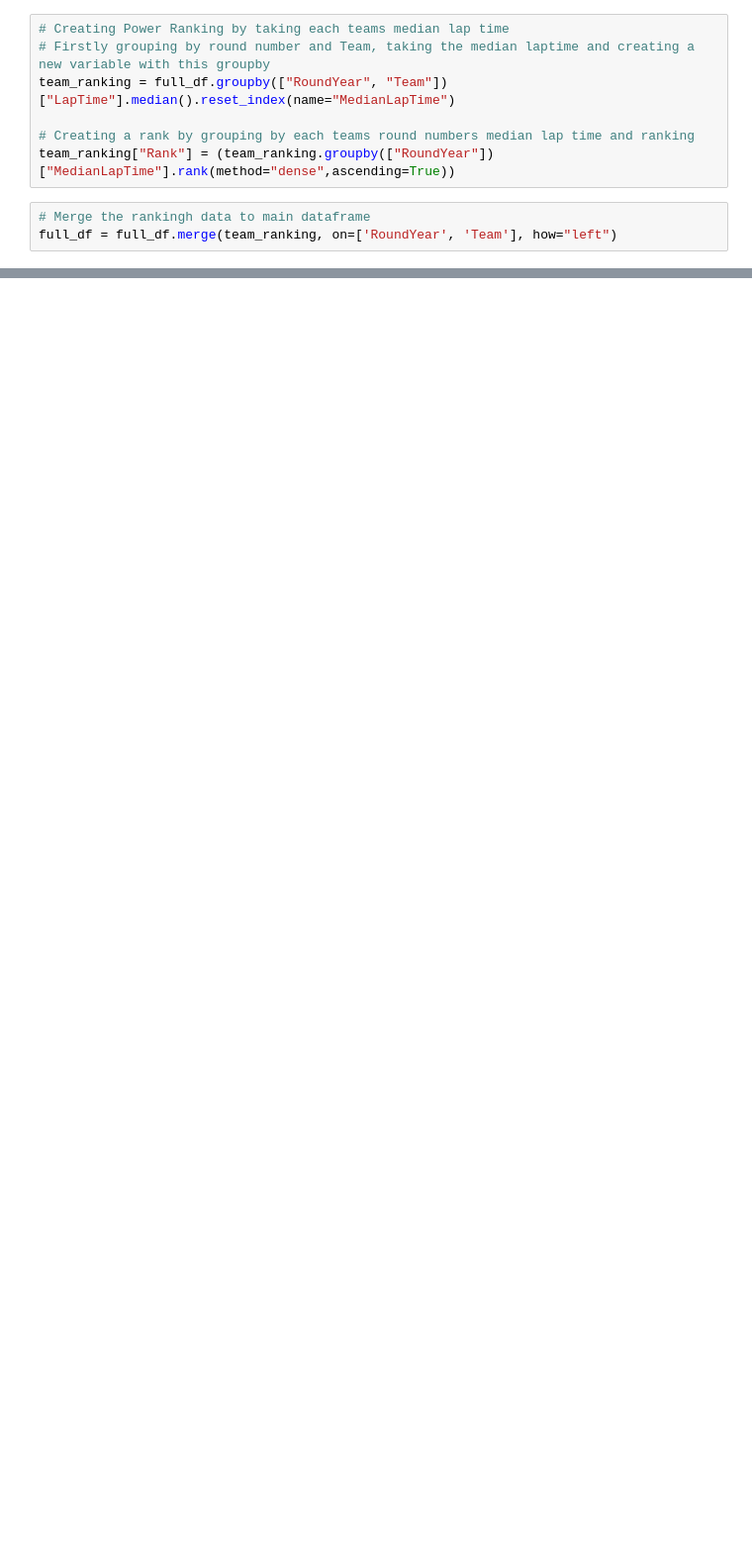
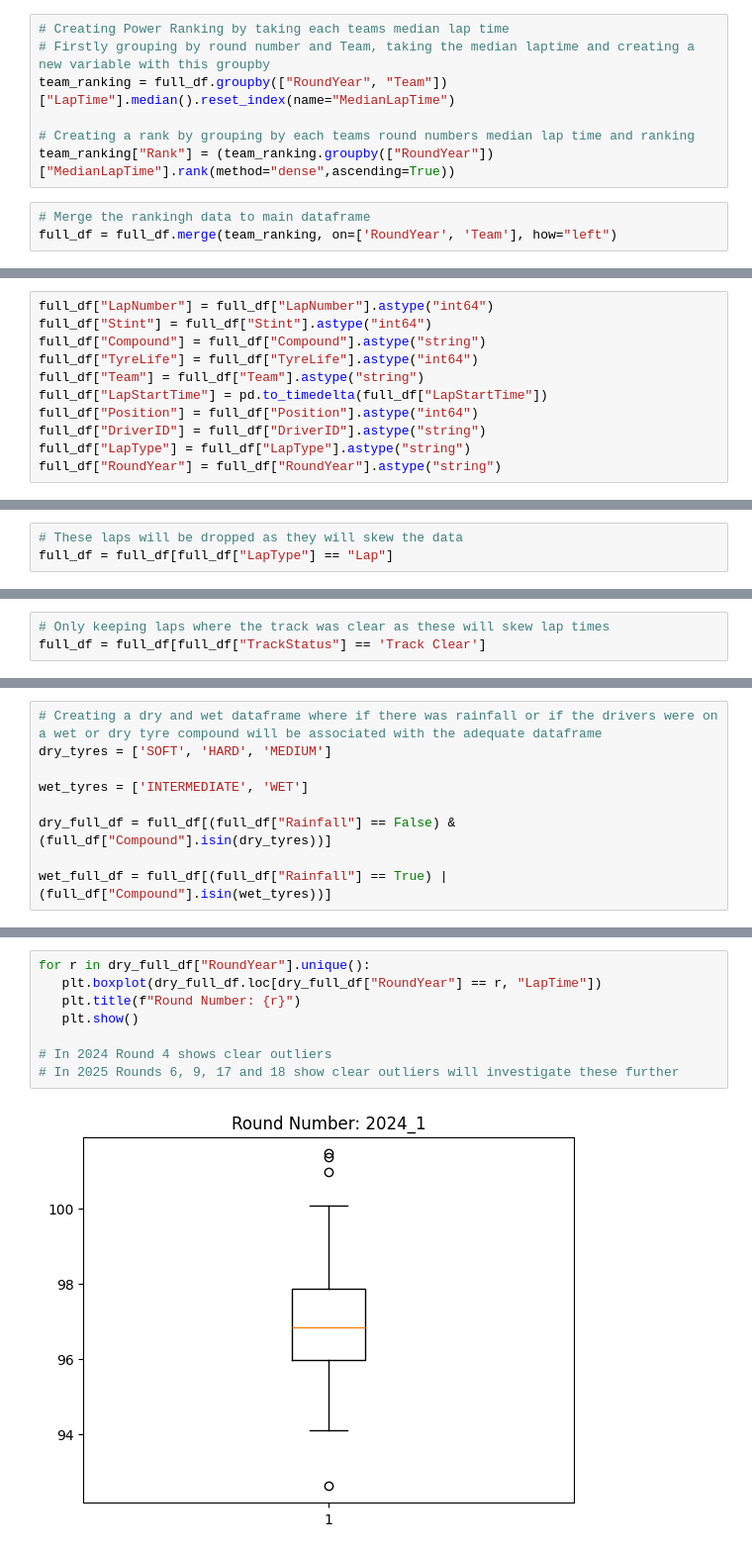
Before and after one commit to cillianmurphy45/F1-Machine-Learning-Model, a Jupyter notebook: Cleaning_Data.ipynb, the cells around one changed output, grey strips where cells are left out. Shown at 99% size. Cells and saved outputs as stored; diff of their text form; blank space fills up the shorter version.

Commit message:
Finished Outlier evaluation and data pre processing

```diff
--- a/Cleaning_Data.ipynb
+++ b/Cleaning_Data.ipynb
@@ -525,0 +562,11 @@ full_df = full_df.merge(team_ranking, on=['RoundYear', 'Team'], how="left")
+# %%
+full_df["LapNumber"] = full_df["LapNumber"].astype("int64")
+full_df["Stint"] = full_df["Stint"].astype("int64")
+full_df["Compound"] = full_df["Compound"].astype("string")
+full_df["TyreLife"] = full_df["TyreLife"].astype("int64")
+full_df["Team"] = full_df["Team"].astype("string")
+full_df["LapStartTime"] = pd.to_timedelta(full_df["LapStartTime"])
+full_df["Position"] = full_df["Position"].astype("int64")
+full_df["DriverID"] = full_df["DriverID"].astype("string")
+full_df["LapType"] = full_df["LapType"].astype("string")
+full_df["RoundYear"] = full_df["RoundYear"].astype("string")
@@ -525,0 +575,3 @@ full_df = full_df.merge(team_ranking, on=['RoundYear', 'Team'], how="left")
+# %%
+# These laps will be dropped as they will skew the data
+full_df = full_df[full_df["LapType"] == "Lap"]
@@ -525,0 +580,3 @@ full_df = full_df.merge(team_ranking, on=['RoundYear', 'Team'], how="left")
+# %%
+# Only keeping laps where the track was clear as these will skew lap times
+full_df = full_df[full_df["TrackStatus"] == 'Track Clear']
@@ -525,0 +585,9 @@ full_df = full_df.merge(team_ranking, on=['RoundYear', 'Team'], how="left")
+# %%
+# Creating a dry and wet dataframe where if there was rainfall or if the drivers were on a wet or dry tyre compound will be associated with the adequate dataframe
+dry_tyres = ['SOFT', 'HARD', 'MEDIUM']
+
+wet_tyres = ['INTERMEDIATE', 'WET']
+
+dry_full_df = full_df[(full_df["Rainfall"] == False) & (full_df["Compound"].isin(dry_tyres))]
+
+wet_full_df = full_df[(full_df["Rainfall"] == True) | (full_df["Compound"].isin(wet_tyres))]
@@ -525,0 +596,10 @@ full_df = full_df.merge(team_ranking, on=['RoundYear', 'Team'], how="left")
+# %%
+for r in dry_full_df["RoundYear"].unique():
+   plt.boxplot(dry_full_df.loc[dry_full_df["RoundYear"] == r, "LapTime"])
+   plt.title(f"Round Number: {r}")
+   plt.show()
+
+# In 2024 Round 4 shows clear outliers
+# In 2025 Rounds 6, 9, 17 and 18 show clear outliers will investigate these further
+# %% [output]
+[figure, added]
```
Also changed, not shown: parts of 71 cells of this notebook.
